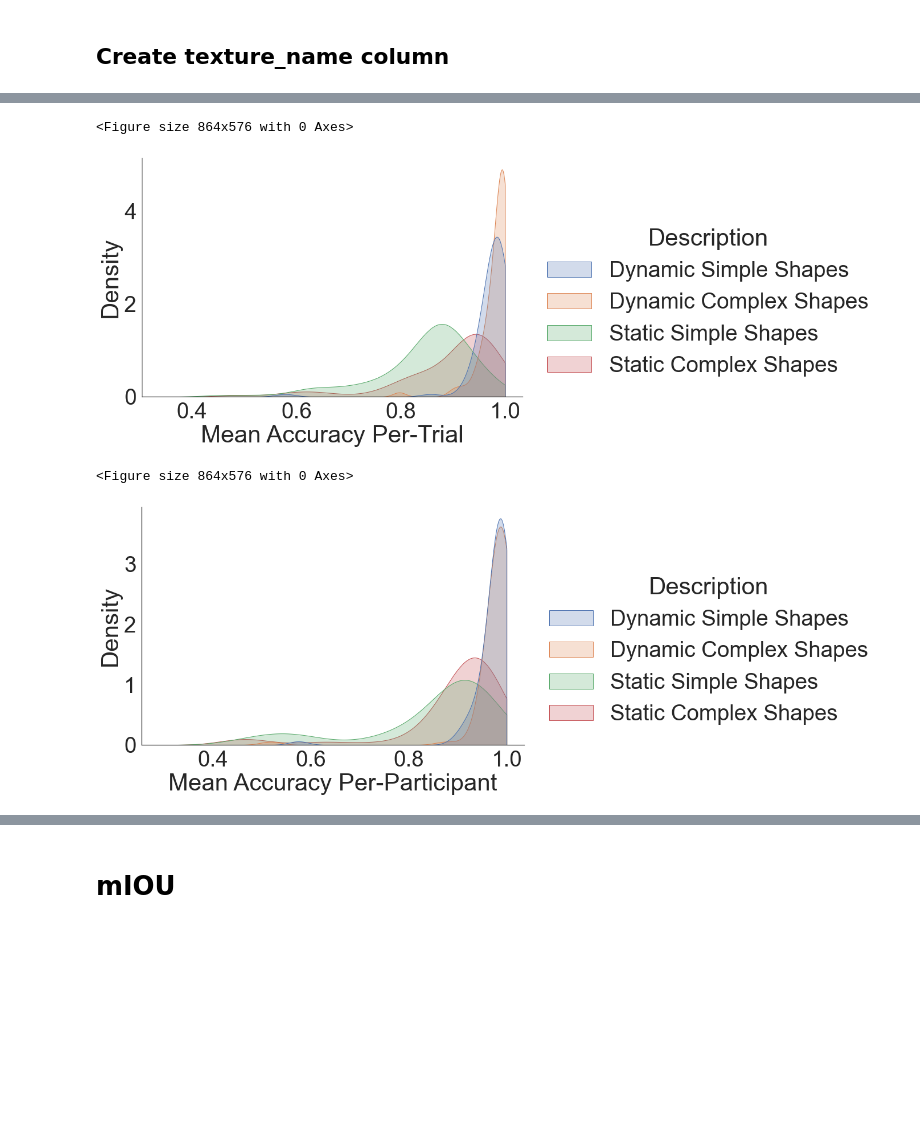
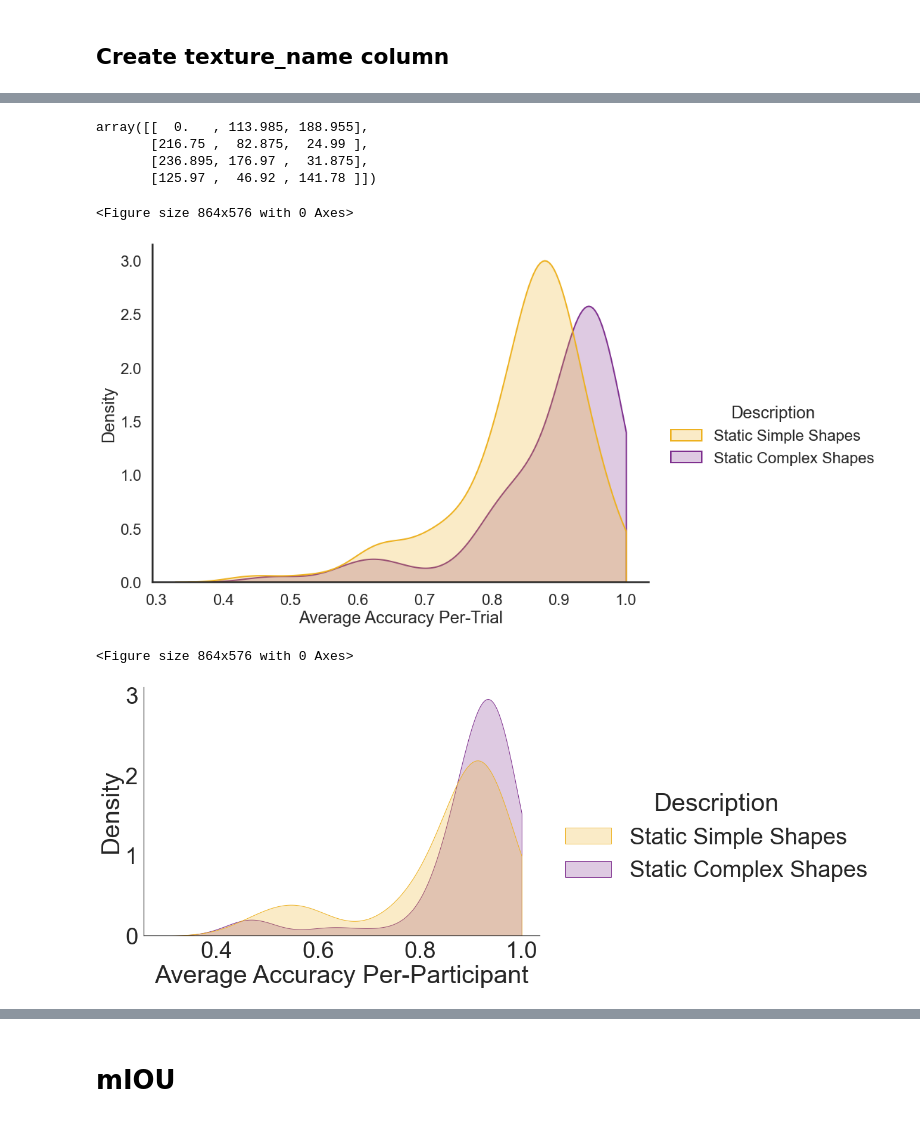
Before and after one commit to yifr/mlve, a Jupyter notebook: analysis/gestalt_static_localization_analysis.ipynb, the cells around one changed output, grey strips where cells are left out. Saved outputs shown, nothing was run; the diff lists cells and outputs as text; code cells hidden in the pictures; blank space fills up the shorter version.

```diff
--- a/analysis/gestalt_static_localization_analysis.ipynb
+++ b/analysis/gestalt_static_localization_analysis.ipynb
@@ -292,7 +262,7 @@ memory usage: 6.5+ MB
 participants = df.groupby("userID")
 participants_failed = []j
 i = 0
-n_trials = 81j
+n_trials = 81
 score_threshold = 0.5
 
 
@@ -323,5 +293,5 @@ SyntaxError: invalid syntax (263443531.py, line 2)
 # %%
-remove_failure_cases = True
+remove_failure_cases = False
 # %%
 if remove_failure_cases:
     failed_participants = df["userID"].apply(lambda x: x in participants_failed)
@@ -371,3 +343,19 @@ participants_failed
 sns.set_context("poster")
 sns.set(font_scale=3.5)
 sns.set_style("white")
+# %%
+colors = np.array(COLORS) * 255
+colors
+# %% [output]
+array([[  0.   , 113.985, 188.955],
+       [216.75 ,  82.875,  24.99 ],
+       [236.895, 176.97 ,  31.875],
+       [125.97 ,  46.92 , 141.78 ]])
+# %%
+COLORS = [[0.000, 0.447, 0.741], [0.850, 0.325, 0.098], [0.929, 0.694, 0.125], [0.494, 0.184, 0.556]]
+palette = {"Dynamic Simple Shapes": [0.000, 0.447, 0.741],
+        "Dynamic Complex Shapes": [0.850, 0.325, 0.098],
+        "Static Simple Shapes": [0.929, 0.694, 0.125],
+        "Static Complex Shapes": [0.494, 0.184, 0.556]}
+# %%
+hue_order = ["Static Simple Shapes", "Static Complex Shapes"]
@@ -374,28 +365,31 @@ sns.set_style("white")
 # %%
 accuracies = []
 textures = []
 targets = ["stimulus", "Trial Description"]
 challenging_stimuli = []
 for (userID, description), trials in df.groupby(targets):
     accuracy = trials["correct"].mean()
     accuracies.append({"Accuracy": accuracy, "Description": description})
 #     accuracies.append(accuracy)
 
 
 accuracy_df = pd.DataFrame(accuracies)
 figure = plt.figure(figsize=(12,8))
-sns.displot(x="Accuracy", hue="Description", data=accuracy_df, kind="kde",
-           height=8.27, aspect=11.7/8.27, fill=True, clip=[0, 1], hue_order=["Dynamic Simple Shapes",
-                                                           "Dynamic Complex Shapes",
-                                                           "Static Simple Shapes",
-                                                           "Static Complex Shapes"])
+sns.displot(x="Accuracy", hue="Description",
+            palette=palette,
+            data=accuracy_df,
+            kind="kde",
+            height=8.27, aspect=11.7/8.27,
+            fill=True,
+            clip=[0, 1],
+            hue_order=hue_order)
 
-plt.xlabel("Mean Accuracy Per-Trial")
-plt.savefig(f"figures/cogsci2022_trial-accuracy_bbox_gestalt.svg", format="svg")
+plt.xlabel("Average Accuracy Per-Trial")
+plt.savefig(f"figures/cogsci2022_trial-accuracy_bbox_gestalt_static.pdf", format="pdf")
 plt.show()
 # %% [output]
 <Figure size 864x576 with 0 Axes>
-[figure, old version]
+[figure, new version]
 # %%
 accuracies = []
 textures = []
@@ -409,20 +403,23 @@ for (userID, description), trials in df.groupby(targets):
 
 accuracy_df = pd.DataFrame(accuracies)
 figure = plt.figure(figsize=(12,8))
-sns.displot(x="Accuracy", hue="Description", data=accuracy_df, kind="kde",
-           height=8.27, aspect=11.7/8.2, clip=[0, 1], fill=True, hue_order=["Dynamic Simple Shapes",
-                                                           "Dynamic Complex Shapes",
-                                                           "Static Simple Shapes",
-                                                           "Static Complex Shapes"])
+sns.displot(x="Accuracy", hue="Description",
+            palette=palette,
+            data=accuracy_df,
+            kind="kde",
+            height=8.27, aspect=11.7/8.27,
+            fill=True,
+            clip=[0, 1],
+            hue_order=hue_order)
 
-plt.xlabel("Mean Accuracy Per-Participant")
-plt.savefig(f"figures/cogsci2022_participant-accuracy_bbox_gestalt.svg", format="svg")
+plt.xlabel("Average Accuracy Per-Participant")
+plt.savefig(f"figures/cogsci2022_participant-accuracy_bbox_gestalt_static.pdf", format="pdf")
 
 plt.show()
 # plt.savefig(f"figures/{experimentName}/mean_accuracy_hist_per_{target}.png")
 # %% [output]
 <Figure size 864x576 with 0 Axes>
-[figure, old version]
+[figure, new version]
 # %%
 accuracies = []
 textures = []
```
Also changed, not shown: parts of 22 cells of this notebook, 3 other files.
